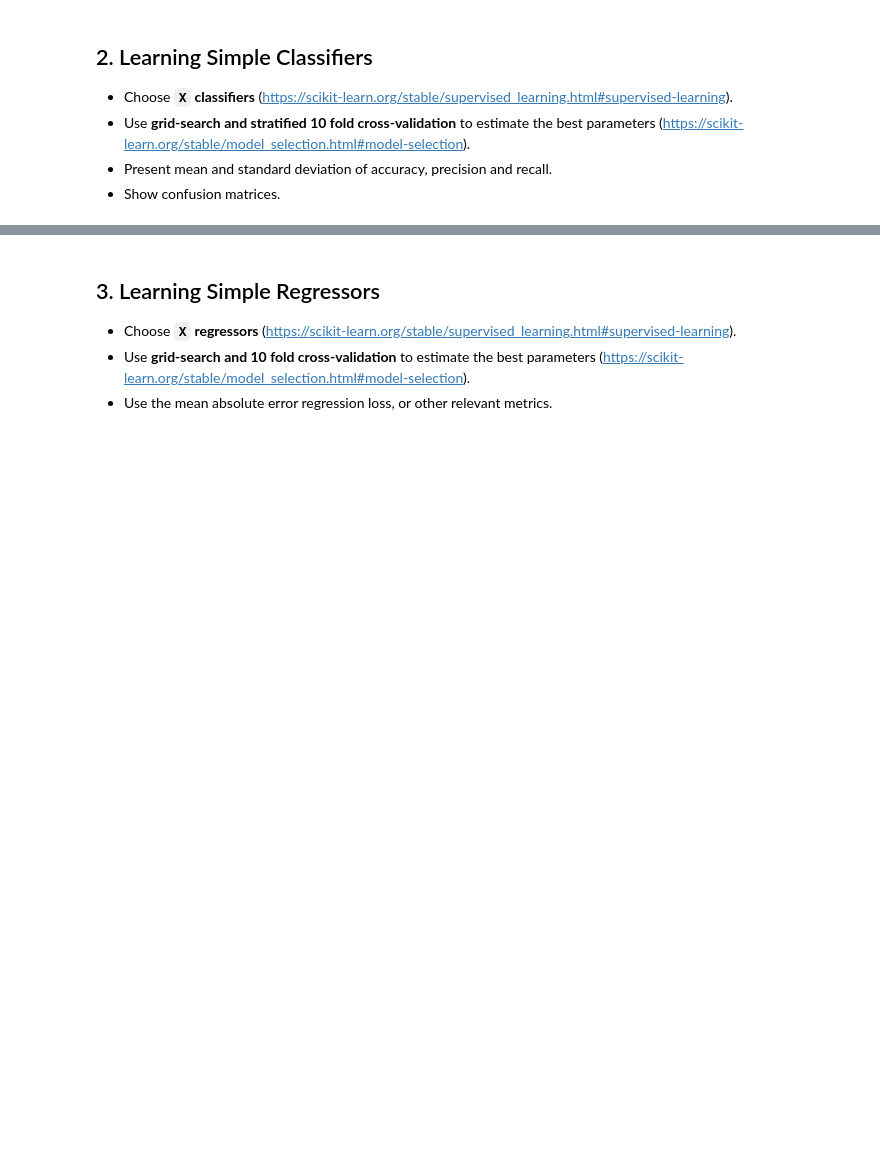
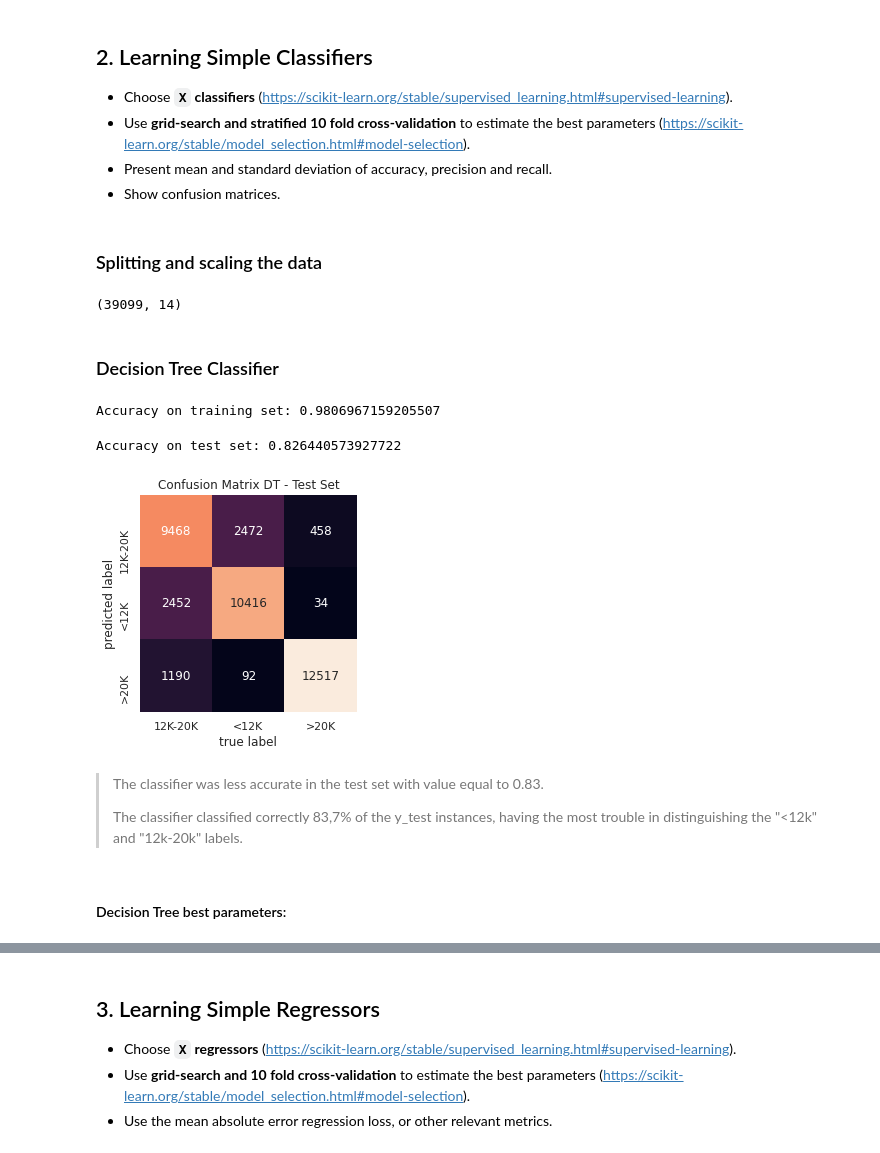
Before and after one commit to flpsantos3/PD_part3, a Jupyter notebook: PD03_P3.ipynb, the cells around one changed output, grey strips where cells are left out. Saved outputs shown, nothing was run; the diff lists cells and outputs as text; code cells hidden in the pictures; blank space fills up the shorter version.

```diff
--- a/PD03_P3.ipynb
+++ b/PD03_P3.ipynb
@@ -453,0 +451,57 @@ There are 100000 rows and 14 features in the regression dataset.
+# %% [markdown]
+### Splitting and scaling the data
+# %%
+#splitting the data
+# define target variable revenue
+y=class_data['RevenueCategory']
+# split numerical data
+class_datax = class_data.iloc[:, 1:]
+X_train, X_test, y_train, y_test = train_test_split(class_datax, y, test_size=0.3, random_state=0)
+print(X_test.shape)
+
+# standardizing the data
+scaler=StandardScaler()
+X_train_scaled = scaler.fit_transform(X_train)
+X_test_scaled = scaler.transform(X_test)
+# %% [output]
+(39099, 14)
+# %% [markdown]
+### Decision Tree Classifier
+# %%
+from sklearn import tree
+#implementing decision tree classifier with criterion = "Gini"
+dtc_Gini = tree.DecisionTreeClassifier()
+dtc_Gini = dtc_Gini.fit(X_train_scaled, y_train)
+print("Accuracy on training set:",  dtc_Gini.score(X_train_scaled, y_train))
+# %% [output]
+Accuracy on training set: 0.9806967159205507
+# %%
+y_test_pred = dtc_Gini.predict(X_test_scaled)
+y_test_pred
+
+print("Accuracy on test set:",  dtc_Gini.score(X_test_scaled, y_test))
+# %% [output]
+Accuracy on test set: 0.826440573927722
+# %%
+# confusion_matrix for decision tree gini
+%matplotlib inline
+import seaborn as sns; sns.set()
+from sklearn.metrics import confusion_matrix
+
+cm_test = confusion_matrix(y_test, y_test_pred)
+
+sns.heatmap(cm_test.T, square=True, annot=True, fmt='d', cbar=False,
+            xticklabels= np.unique(y_test),
+            yticklabels= np.unique(y_test_pred))
+plt.xlabel('true label')
+plt.ylabel('predicted label');
+plt.title('Confusion Matrix DT - Test Set')
+plt.show()
+# %% [output]
+[figure, added]
+# %% [markdown]
+> The classifier was less accurate in the test set with value equal to 0.83.
+>
+> The classifier classified correctly 83,7% of the y_test instances, having the most trouble in distinguishing the "<12k" and "12k-20k" labels.
+# %% [markdown]
+#### Decision Tree best parameters:
```
Also changed, not shown: parts of 73 cells of this notebook.
